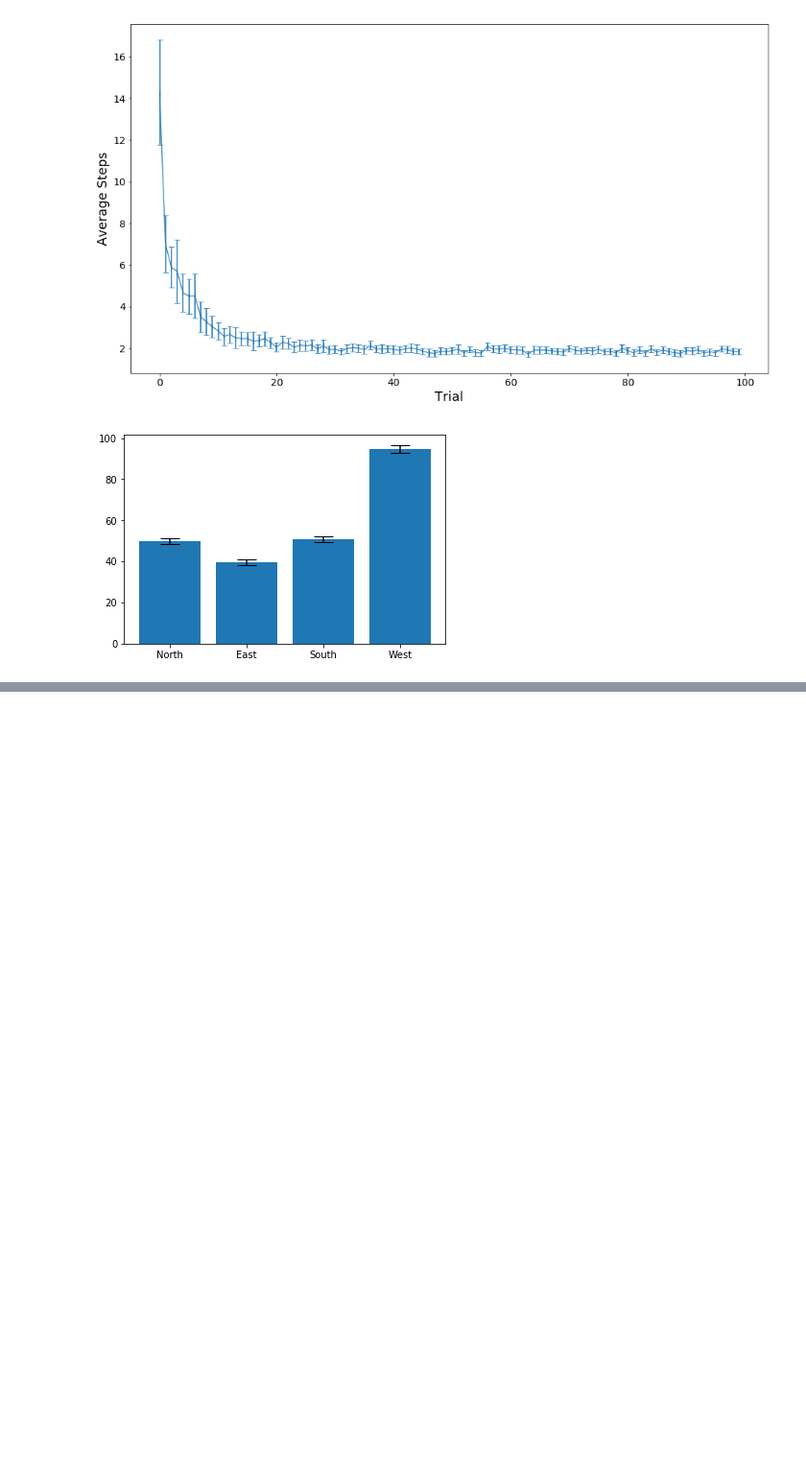
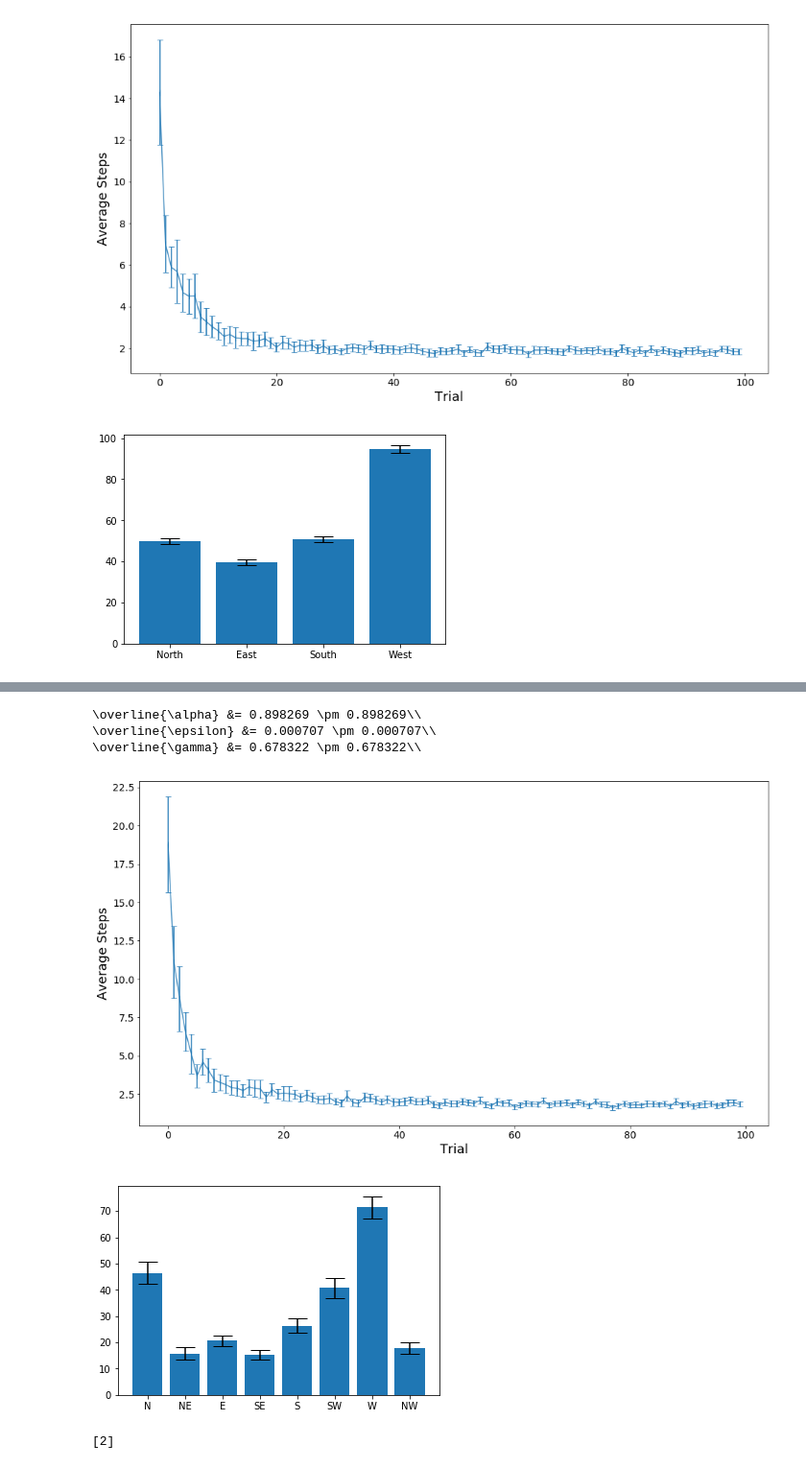
Before and after one commit to jcdhan1/COM3240-Labs, a Jupyter notebook: COM3240sessions79/Lab9.ipynb, the cells around one changed output, grey strips where cells are left out. Shown at 96% size. Cells and saved outputs as stored; diff of their text form; code cells hidden in the pictures; blank space fills up the shorter version.

```diff
--- a/COM3240sessions79/Lab9.ipynb
+++ b/COM3240sessions79/Lab9.ipynb
@@ -350,0 +541,18 @@ print("\o")
+# %%
+final_params8 = []
+for k in params_dict.keys():
+    foo_bar = np.round(opt_means8(k)[-1],6)
+    foo_sem = np.round(opt_means8(k)[-1],6)
+    final_params8 += [foo_bar]
+    print("\overline{\\" + k + "}", '&=', str(foo_bar),'\pm',str(foo_sem)+"\\\\")
+manyruns(n_trials, *tuple(final_params8),count_actions=True, diagonal=True)
+# %% [output]
+\overline{\alpha} &= 0.898269 \pm 0.898269\\
+\overline{\epsilon} &= 0.000707 \pm 0.000707\\
+\overline{\gamma} &= 0.678322 \pm 0.678322\\
+[figure, added]
+[figure, added]
+# %%
+[2][:2]
+# %% [output]
+[2]
```
Also changed, not shown: parts of 12 cells of this notebook.
